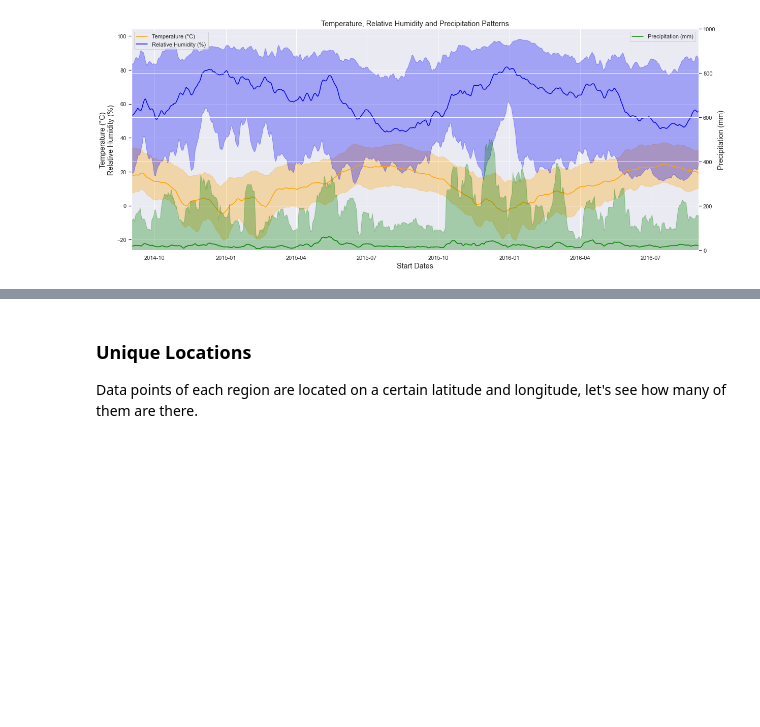
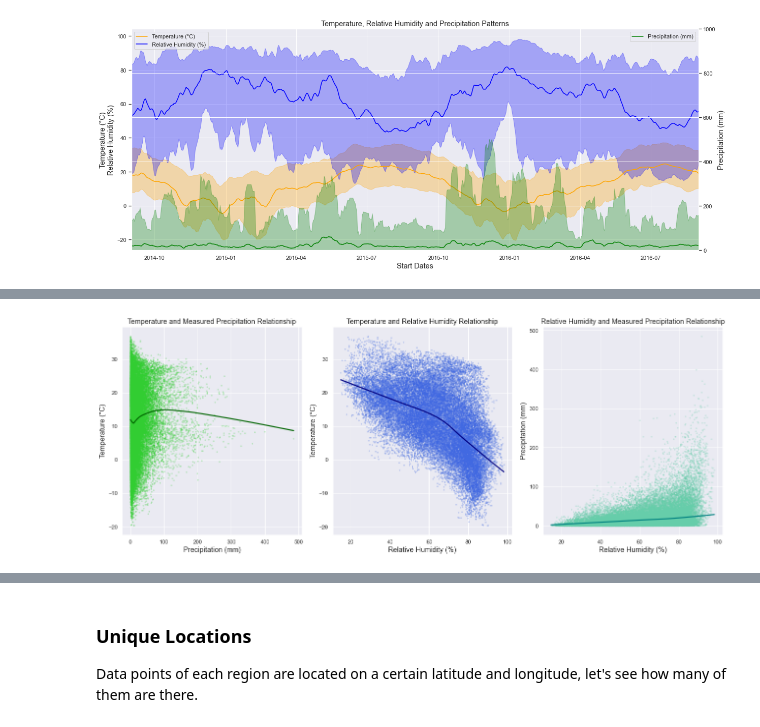
Before and after one commit to 3quetra/portfolio, a Jupyter notebook: ml/deep_learning/time_series/wids_datathon_2023/eda_temp_prediction.ipynb, the cells around one changed output, grey strips where cells are left out. Drawn from its saved outputs; the diff is of its cells as text; code cells hidden in the pictures; blank space fills up the shorter version.

Commit message:
Add regplots

```diff
--- a/ml/deep_learning/time_series/wids_datathon_2023/eda_temp_prediction.ipynb
+++ b/ml/deep_learning/time_series/wids_datathon_2023/eda_temp_prediction.ipynb
@@ -707,0 +707,61 @@ Now let's display target variable and measured precipitation relationship as a g
+# %%
+# Slice data to improve visualisation quality
+perc = 0.1
+train_data_sub2 = train_data_sub1.sample(n = int(train_data_sub1.shape[0]*perc))
+# %%
+def draw_regplot(charts):
+
+    # Set up layout
+    fig, axes = plt.subplots(1,len(charts), figsize=(18,7))
+    charts_and_axes = zip(charts, axes)
+
+    for chart, ax in charts_and_axes:
+        sns.regplot(
+            x=chart['x'],
+            y=chart['y'],
+            data = train_data_sub2,
+            lowess=True,
+            scatter_kws={'color': chart['colors'][0], 'alpha': 0.2, 's': 5},
+            line_kws={'color': chart['colors'][1]},
+            ax=ax)
+
+        # Set up titles
+        ax.set_title(chart['title'], fontsize='large')
+
+        # Set up labels
+        ax.set_xlabel(chart['x_label'], fontsize='large')
+        ax.set_ylabel(chart['y_label'], fontsize='large')
+
+    # Show the result
+    fig.tight_layout()
+
+    return plt.show()
+
+draw_regplot([
+    {
+        'title': 'Temperature and Measured Precipitation Relationship',
+        'x': 'contest-precip-14d__precip',
+        'y': 'contest-tmp2m-14d__tmp2m',
+        'x_label': 'Precipitation (mm)',
+        'y_label': 'Temperature (°C)',
+        'colors': ['limegreen', 'darkgreen'],
+    },
+    {
+        'title': 'Temperature and Relative Humidity Relationship',
+        'x': 'contest-rhum-sig995-14d__rhum',
+        'y': 'contest-tmp2m-14d__tmp2m',
+        'x_label': 'Relative Humidity (%)',
+        'y_label': 'Temperature (°C)',
+        'colors': ['royalblue', 'navy'],
+    },
+    {
+        'title': 'Relative Humidity and Measured Precipitation Relationship',
+        'x': 'contest-rhum-sig995-14d__rhum',
+        'y': 'contest-precip-14d__precip',
+        'x_label': 'Relative Humidity (%)',
+        'y_label': 'Precipitation (mm)',
+        'colors': ['MediumAquaMarine', 'Teal'],
+    },
+])
+# %% [output]
+[figure, added]
```
Also changed, not shown: parts of 15 cells of this notebook.
